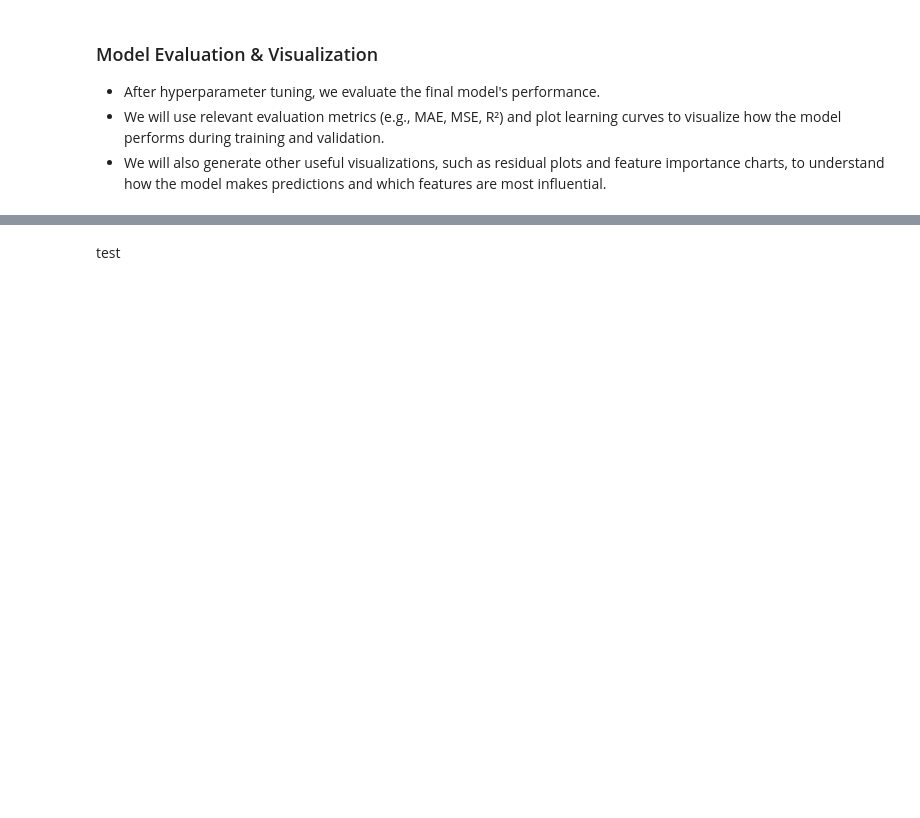
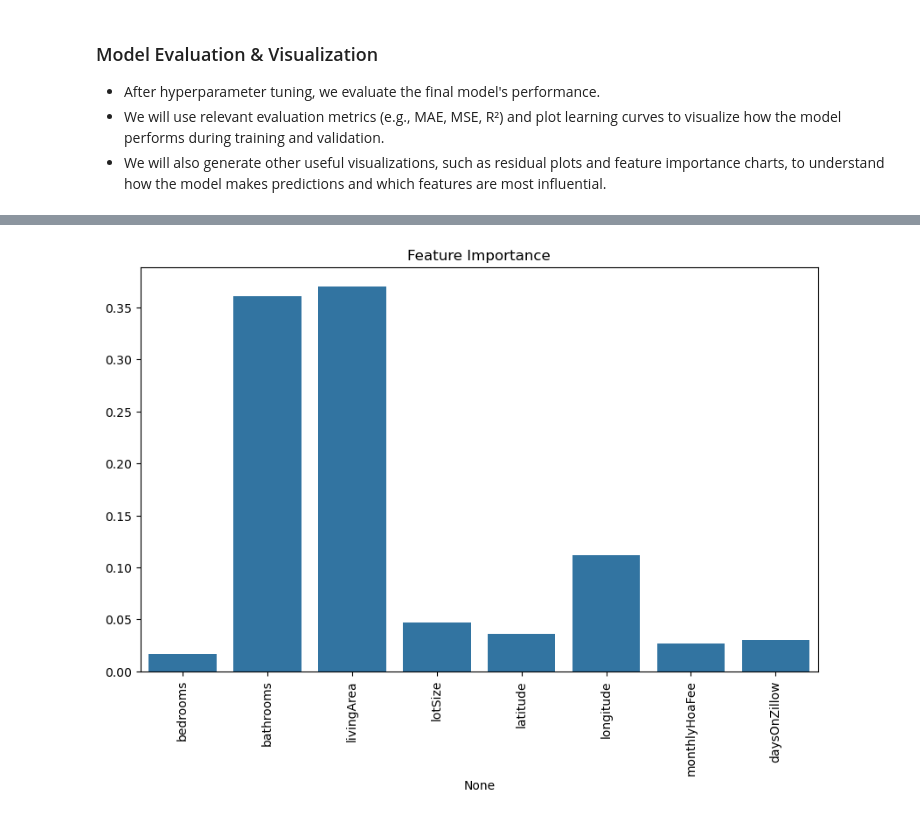
Before and after one commit to quadrillionaiire/AI-Chatbot-for-Real-Estate, a Jupyter notebook: notebooks/heavyml.ipynb, the cells around one changed output, grey strips where cells are left out. Cells and saved outputs as stored; diff of their text form; code cells hidden in the pictures; blank space fills up the shorter version.

```diff
--- a/notebooks/heavyml.ipynb
+++ b/notebooks/heavyml.ipynb
@@ -247,12 +378,12 @@ plt.show()
 # %%
 #Feature importance plot (for Random Forest)
-feature_importances = best_svm_model.feature_importances_
+feature_importances = best_rf_model.feature_importances_
 features = X.columns
 
 plt.figure(figsize=(10, 6))
 sns.barplot(x=features, y=feature_importances)
 plt.title('Feature Importance')
 plt.xticks(rotation=90)
 plt.show()
+# %% [output]
+[figure, added]
-# %% [markdown]
-test
```
Also changed, not shown: parts of 47 cells of this notebook, 2 other files.
